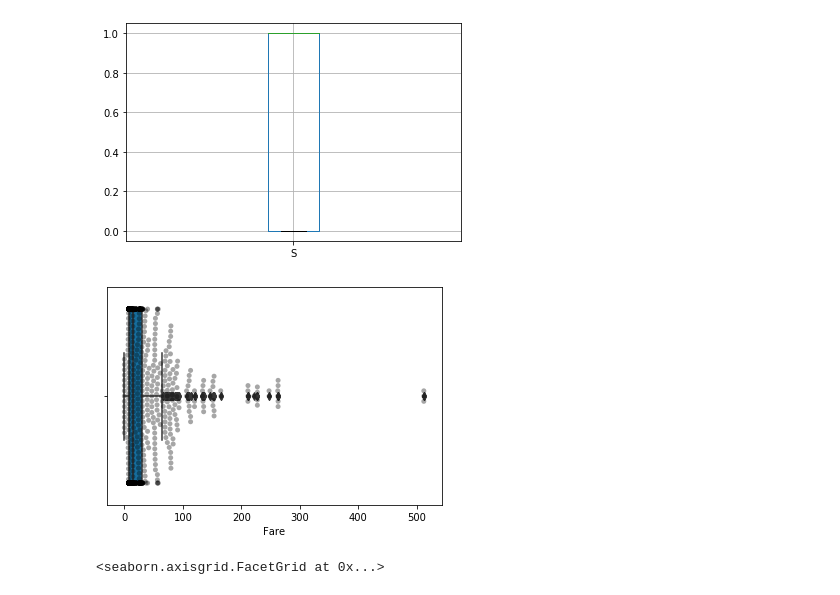
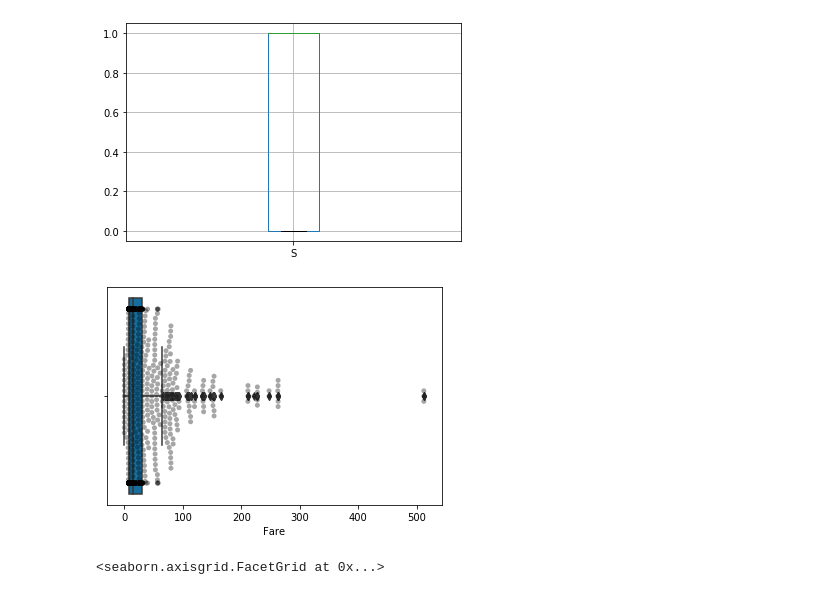
Before and after one commit to learn-co-students/dc-ds-010620, a Jupyter notebook: module-1/day-8-coachlabvisualizations/Graphs & Plotting.ipynb, the cells around one changed output. Drawn from its saved outputs; the diff is of its cells as text; code cells hidden in the pictures.

```diff
--- a/module-1/day-8-coachlabvisualizations/Graphs & Plotting.ipynb
+++ b/module-1/day-8-coachlabvisualizations/Graphs & Plotting.ipynb
@@ -81,16 +111,16 @@ for column in df:
 # %%
 bplot=sns.boxplot(x='Fare',
                  data=df,
-                 width=0.8,
+                 width=0.9,
                  palette="colorblind")
 
 # add swarmplot
 bplot=sns.swarmplot(x='Fare',
               data=df,
               color='black',
               alpha=0.35)
 # %% [output]
-[figure, old version]
+[figure, new version]
 # %%
 sns.lmplot(x='Age',y='Fare',data=df)
 # %% [output]
```
Also changed, not shown: parts of 10 cells of this notebook, 1 other file.
